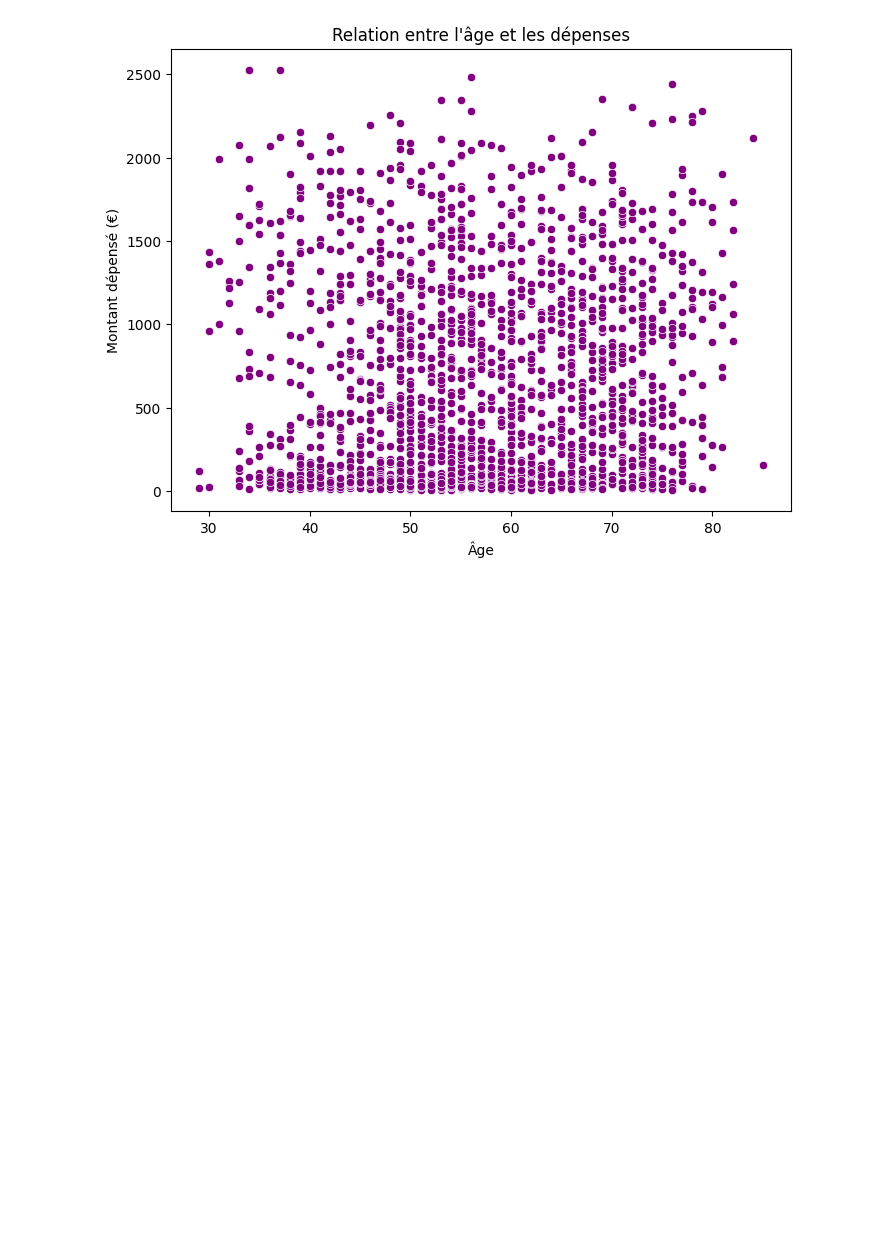
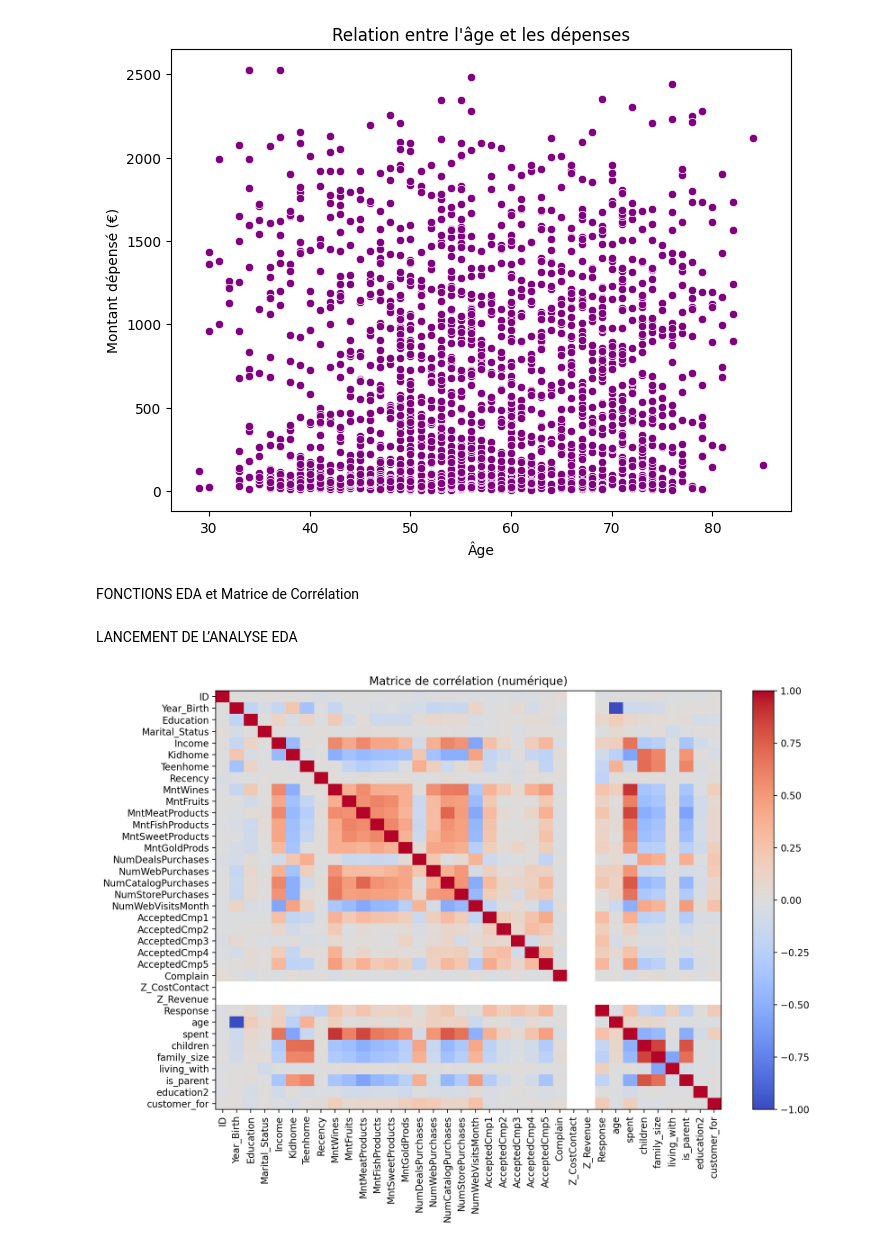
Before and after one commit to khou-web/Rush-4, a Jupyter notebook: rush4.ipynb, the cells around one changed output. Drawn from its saved outputs; the diff is of its cells as text; code cells hidden in the pictures; blank space fills up the shorter version.

Commit message:
L'ajout de la matrice de corrélation, l'encodage et le standardscalerr

```diff
--- a/rush4.ipynb
+++ b/rush4.ipynb
@@ -104,3 +107,5 @@ Index(['ID', 'Year_Birth', 'Education', 'Marital_Status', 'Income', 'Kidhome',
 [figure]
 [figure]
 [figure]
+# %% [markdown]
+FONCTIONS EDA et Matrice de Corrélation
@@ -106,0 +195,10 @@ Index(['ID', 'Year_Birth', 'Education', 'Marital_Status', 'Income', 'Kidhome',
+# %% [markdown]
+LANCEMENT DE L’ANALYSE EDA
+# %%
+file_path = Path("Market_filled.xlsx")
+df = add_missing_features(df)
+outdir = ensure_dir(Path("eda_output"))
+
+corr = show_corr_heatmap(df.select_dtypes(include=np.number), outdir, "heatmap_corr")
+# %% [output]
+[figure, added]
```
Also changed, not shown: parts of 4 cells of this notebook, 1 other file.
